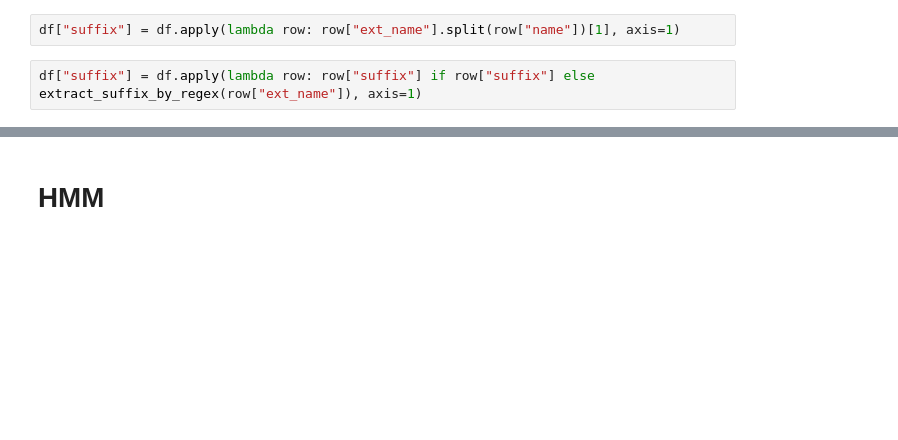
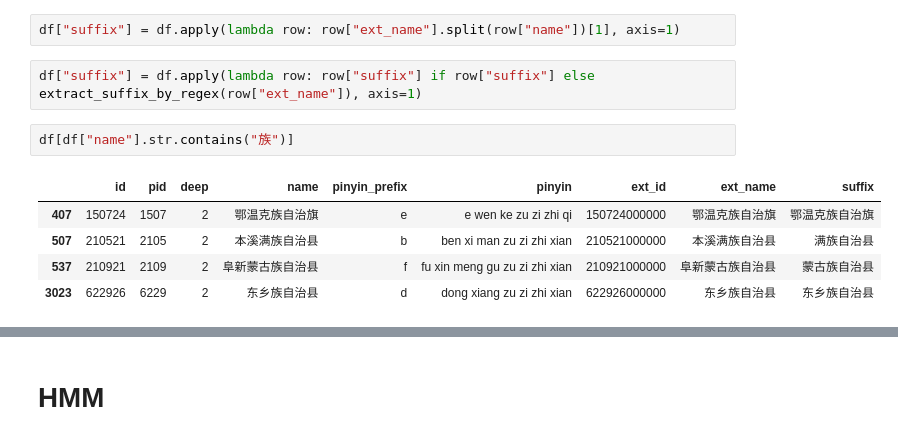
Before and after one commit to YingxuH/location_match, a Jupyter notebook: Untitled.ipynb, the cells around one changed output, grey strips where cells are left out. Drawn from its saved outputs; the diff is of its cells as text; blank space fills up the shorter version.

```diff
--- a/Untitled.ipynb
+++ b/Untitled.ipynb
@@ -46,3 +129,11 @@ df.head(20)
 df["suffix"] = df.apply(lambda row: row["ext_name"].split(row["name"])[1], axis=1)
 # %%
 df["suffix"] = df.apply(lambda row: row["suffix"] if row["suffix"] else extract_suffix_by_regex(row["ext_name"]), axis=1)
+# %%
+df[df["name"].str.contains("族")]
+# %% [output]
+|  | id | pid | deep | name | pinyin_prefix | pinyin | ext_id | ext_name | suffix |
+| 407 | 150724 | 1507 | 2 | 鄂温克族自治旗 | e | e wen ke zu zi zhi qi | 150724000000 | 鄂温克族自治旗 | 鄂温克族自治旗 |
+| 507 | 210521 | 2105 | 2 | 本溪满族自治县 | b | ben xi man zu zi zhi xian | 210521000000 | 本溪满族自治县 | 满族自治县 |
+| 537 | 210921 | 2109 | 2 | 阜新蒙古族自治县 | f | fu xin meng gu zu zi zhi xian | 210921000000 | 阜新蒙古族自治县 | 蒙古族自治县 |
+| 3023 | 622926 | 6229 | 2 | 东乡族自治县 | d | dong xiang zu zi zhi xian | 622926000000 | 东乡族自治县 | 东乡族自治县 |
```
Also changed, not shown: parts of 16 cells of this notebook.
